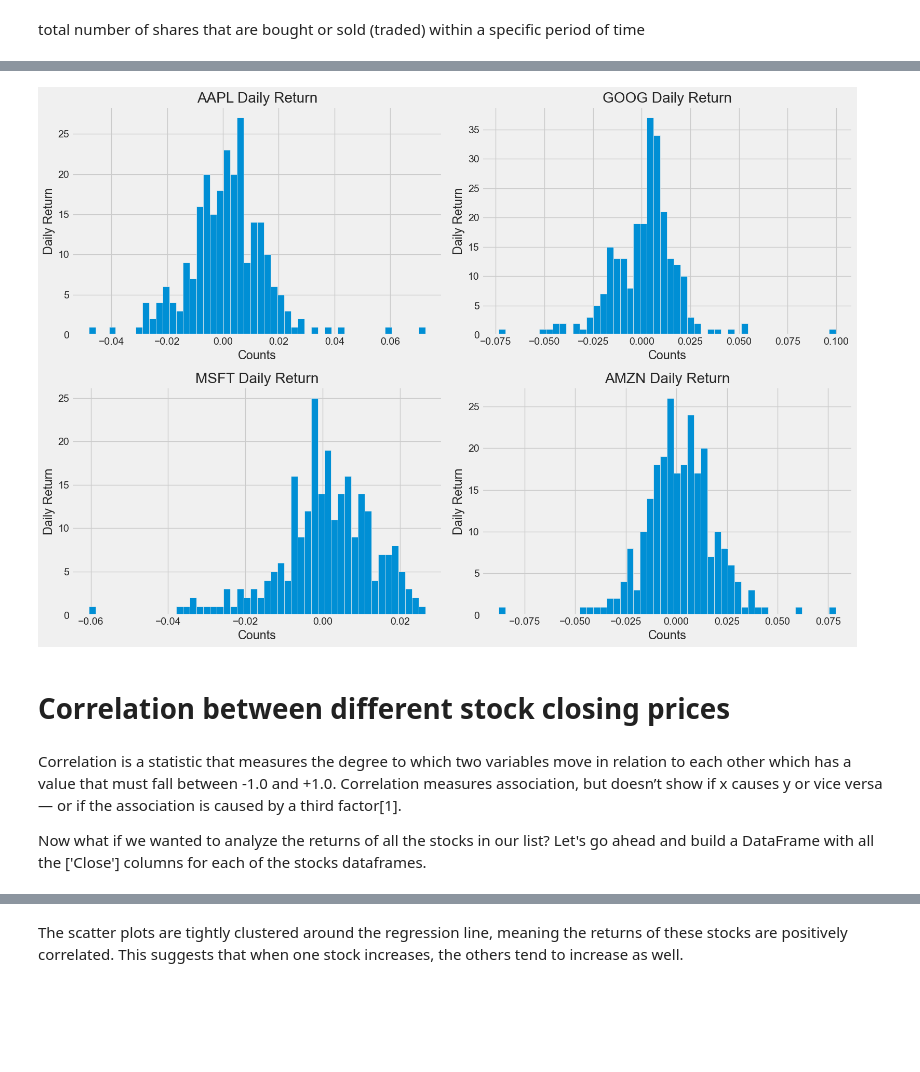
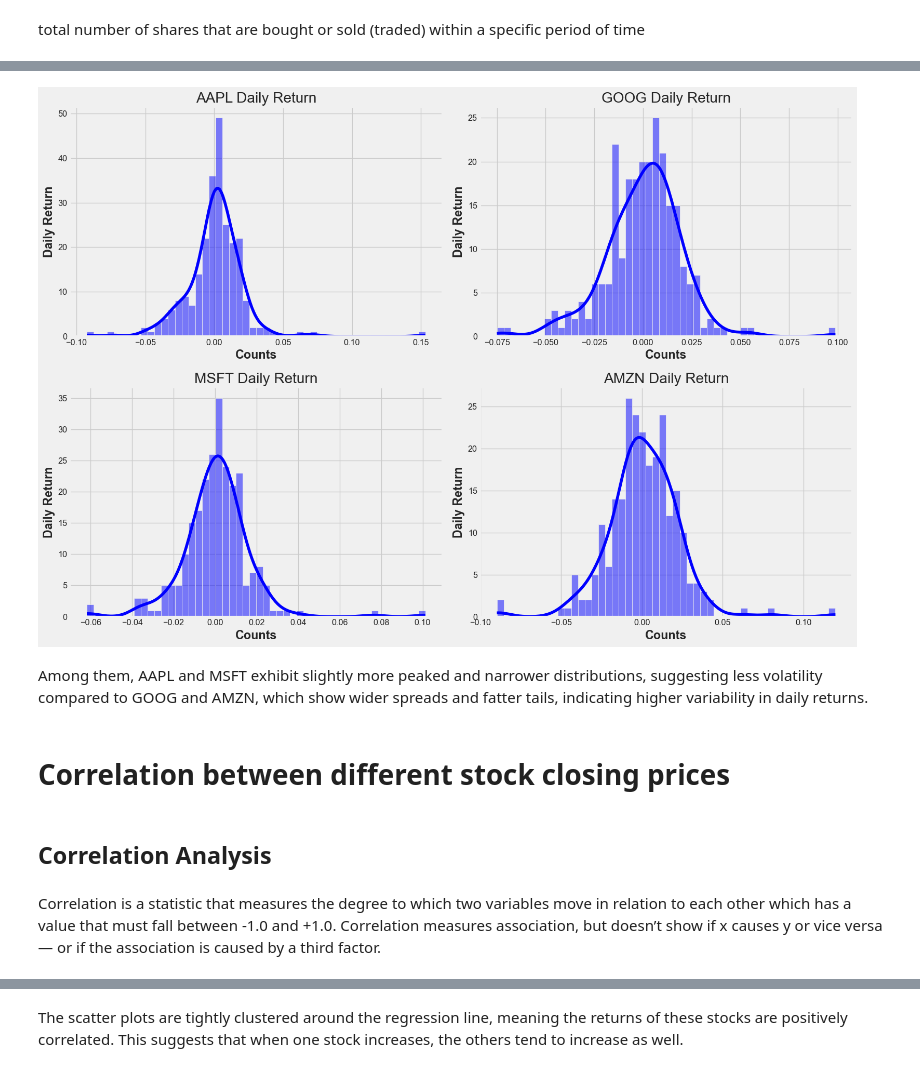
Before and after one commit to JustAthar19/Companies-Stock-Price-Forecasting, a Jupyter notebook: stock-price-prediction.ipynb, the cells around one changed output, grey strips where cells are left out. Drawn from its saved outputs; the diff is of its cells as text; code cells hidden in the pictures; blank space fills up the shorter version.

```diff
--- a/stock-price-prediction.ipynb
+++ b/stock-price-prediction.ipynb
@@ -143,25 +178,0 @@ stock_data['AAPL']['Close'].pct_change()
-# %%
-# pct_change to find daily stock value change
-for ticker in tech_list:
-    stock_data[ticker]['Daily Return'] = stock_data[ticker]['Close'].pct_change()
-
-# Then we'll plot the daily return percentage
-fig, axes = plt.subplots(nrows=2, ncols=2)
-fig.set_figheight(10)
-fig.set_figwidth(15)
-
-
-
-stock_data['AAPL']['Daily Return'].plot(ax=axes[0,0], legend=True, linestyle='--', marker='o')
-axes[0,0].set_title('APPLE')
-
-stock_data['GOOG']['Daily Return'].plot(ax=axes[0,1], legend=True, linestyle='--', marker='o')
-axes[0,1].set_title('GOOGLE')
-
-stock_data['MSFT']['Daily Return'].plot(ax=axes[1,0], legend=True, linestyle='--', marker='o')
-axes[1,0].set_title('MICROSOFT')
-
-stock_data['AMZN']['Daily Return'].plot(ax=axes[1,1], legend=True, linestyle='--', marker='o')
-axes[1,1].set_title('AMAZON')
-
-fig.tight_layout()
@@ -169,0 +183,14 @@ fig.tight_layout()
+# %%
+fig, axes = plt.subplots(2, 2)  # 2x2 grid
+fig.set_figheight(10)
+fig.set_figwidth(15)
+for ax, ticker in zip(axes.flat, tech_list):
+    stock_data[ticker]['Daily Return'].plot(
+        ax=ax,
+        legend=True,
+        linestyle='--',
+        marker='o')
+    ax.set_title(f"Daily Return of {ticker}")
+
+plt.tight_layout()
+plt.show()
@@ -170,19 +199,21 @@ fig.tight_layout()
 # %%
 fig, axes = plt.subplots(2,2, figsize=(16,11))
 for ax, ticker in zip(axes.flat, tech_list):
-    stock_data[ticker]['Daily Return'].hist(bins=50, ax=ax)
+    sns.histplot(stock_data[ticker]['Daily Return'].dropna(), bins=50,kde=True, color='blue',ax=ax)
     ax.set_xlabel('Counts')
     ax.set_ylabel('Daily Return')
     ax.set_title(f'{ticker} Daily Return')
 
 plt.tight_layout()
 # %% [output]
-[figure, old version]
+[figure, new version]
+# %% [markdown]
+Among them, AAPL and MSFT exhibit slightly more peaked and narrower distributions, suggesting less volatility compared to GOOG and AMZN, which show wider spreads and fatter tails, indicating higher variability in daily returns.
 # %% [markdown]
 # Correlation between different stock closing prices
+# %% [markdown]
+## Correlation Analysis
 # %% [markdown]
-Correlation is a statistic that measures the degree to which two variables move in relation to each other which has a value that must fall between -1.0 and +1.0. Correlation measures association, but doesn’t show if x causes y or vice versa — or if the association is caused by a third factor[1].
-
-Now what if we wanted to analyze the returns of all the stocks in our list? Let's go ahead and build a DataFrame with all the ['Close'] columns for each of the stocks dataframes.
+Correlation is a statistic that measures the degree to which two variables move in relation to each other which has a value that must fall between -1.0 and +1.0. Correlation measures association, but doesn’t show if x causes y or vice versa — or if the association is caused by a third factor.
 # %%
 closing_df = yf.download(tech_list, start=start, end=end)['Close']
```
Also changed, not shown: parts of 87 cells of this notebook.
